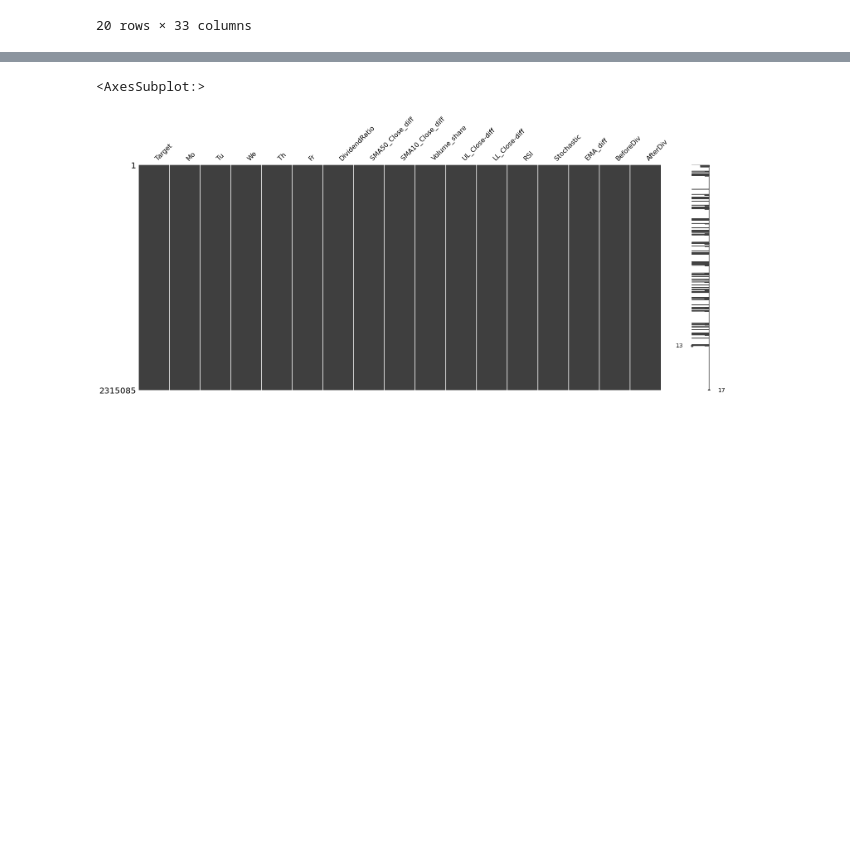
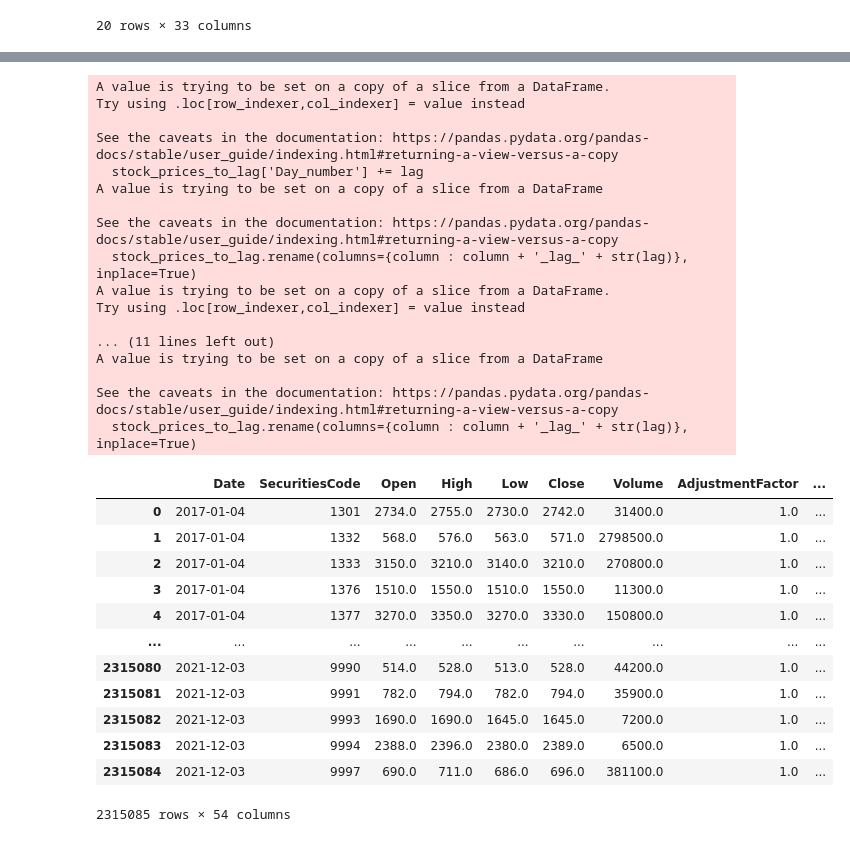
Before and after one commit to vasilyevdmitry14/JPX, a Jupyter notebook: main.ipynb, the cells around one changed output, grey strips where cells are left out. Drawn from its saved outputs; the diff is of its cells as text; code cells hidden in the pictures; blank space fills up the shorter version.

```diff
--- a/main.ipynb
+++ b/main.ipynb
@@ -400,0 +553,37 @@ final12['AfterDiv'] = ((final12['AfterDiv'] > 0) & (final12['AfterDiv'] != final
+# %%
+#target lags
+final15 = final14
+for i in range(2, 5):
+    final15 = lags(final15, lag=i, column='Target')
+final15
+# %% [output]
+A value is trying to be set on a copy of a slice from a DataFrame.
+Try using .loc[row_indexer,col_indexer] = value instead
+
+See the caveats in the documentation: https://pandas.pydata.org/pandas-docs/stable/user_guide/indexing.html#returning-a-view-versus-a-copy
+  stock_prices_to_lag['Day_number'] += lag
+A value is trying to be set on a copy of a slice from a DataFrame
+
+See the caveats in the documentation: https://pandas.pydata.org/pandas-docs/stable/user_guide/indexing.html#returning-a-view-versus-a-copy
+  stock_prices_to_lag.rename(columns={column : column + '_lag_' + str(lag)}, inplace=True)
+A value is trying to be set on a copy of a slice from a DataFrame.
+Try using .loc[row_indexer,col_indexer] = value instead
+
+... (11 lines left out)
+A value is trying to be set on a copy of a slice from a DataFrame
+
+See the caveats in the documentation: https://pandas.pydata.org/pandas-docs/stable/user_guide/indexing.html#returning-a-view-versus-a-copy
+  stock_prices_to_lag.rename(columns={column : column + '_lag_' + str(lag)}, inplace=True)
+|  | Date | SecuritiesCode | Open | High | Low | Close | Volume | AdjustmentFactor | ... |
+| 0 | 2017-01-04 | 1301 | 2734.0 | 2755.0 | 2730.0 | 2742.0 | 31400.0 | 1.0 | ... |
+| 1 | 2017-01-04 | 1332 | 568.0 | 576.0 | 563.0 | 571.0 | 2798500.0 | 1.0 | ... |
+| 2 | 2017-01-04 | 1333 | 3150.0 | 3210.0 | 3140.0 | 3210.0 | 270800.0 | 1.0 | ... |
+| 3 | 2017-01-04 | 1376 | 1510.0 | 1550.0 | 1510.0 | 1550.0 | 11300.0 | 1.0 | ... |
+| 4 | 2017-01-04 | 1377 | 3270.0 | 3350.0 | 3270.0 | 3330.0 | 150800.0 | 1.0 | ... |
+| ... | ... | ... | ... | ... | ... | ... | ... | ... | ... |
+| 2315080 | 2021-12-03 | 9990 | 514.0 | 528.0 | 513.0 | 528.0 | 44200.0 | 1.0 | ... |
+| 2315081 | 2021-12-03 | 9991 | 782.0 | 794.0 | 782.0 | 794.0 | 35900.0 | 1.0 | ... |
+| 2315082 | 2021-12-03 | 9993 | 1690.0 | 1690.0 | 1645.0 | 1645.0 | 7200.0 | 1.0 | ... |
+| 2315083 | 2021-12-03 | 9994 | 2388.0 | 2396.0 | 2380.0 | 2389.0 | 6500.0 | 1.0 | ... |
+| 2315084 | 2021-12-03 | 9997 | 690.0 | 711.0 | 686.0 | 696.0 | 381100.0 | 1.0 | ... |
+2315085 rows × 54 columns
@@ -401,12 +594,9 @@ final12['AfterDiv'] = ((final12['AfterDiv'] > 0) & (final12['AfterDiv'] != final
 # %%
-final13 = final12.drop(['Date','SecuritiesCode','Open','High','Low','Close','Volume',
+final16 = final15.drop(['Date','SecuritiesCode','Open','High','Low','Close','Volume',
                         'AdjustmentFactor','ExpectedDividend','SupervisionFlag','CumFactor',
                        'SMA50','SMA10','k','EMA12','EMA26','SMA14UP','SMA14DOWN','Lower_line','Upper_line',
                        'SD10','MACD','EMA9','tot_volume','ind_volume'], axis=1)
 msno.matrix(final13)
-# %% [output]
-<AxesSubplot:>
-[figure, removed]
 # %%
 data1 =  final13[['Target','DividendRatio']]
 sns.scatterplot(data=data1, x="Target", y="DividendRatio")
```
Also changed, not shown: parts of 13 cells of this notebook.
